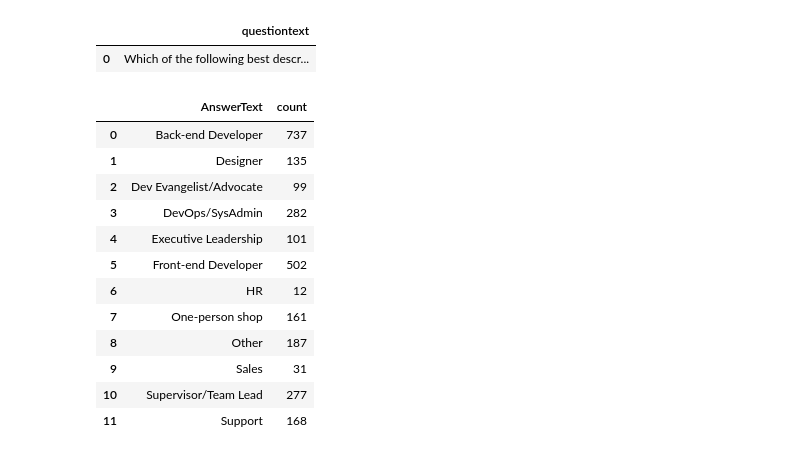
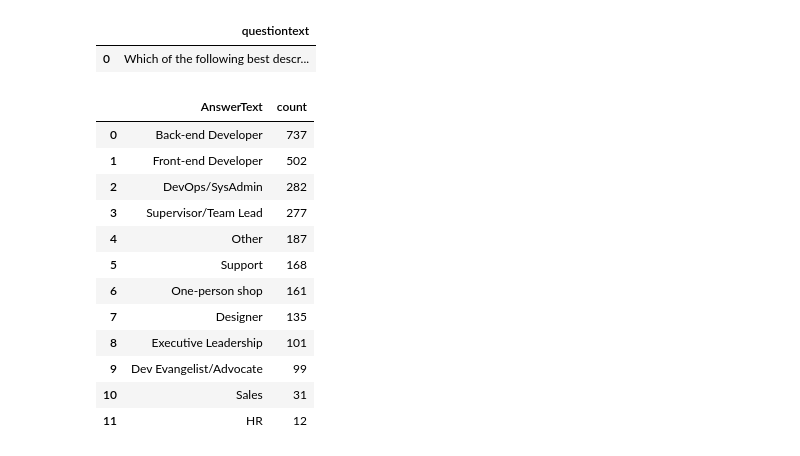
Before and after one commit to Djohnson1313/mental_health_sql, a Jupyter notebook: mental_health_analysis.ipynb, the cells around one changed output. Cells and saved outputs as stored; diff of their text form; code cells hidden in the pictures.

```diff
--- a/mental_health_analysis.ipynb
+++ b/mental_health_analysis.ipynb
@@ -331,6 +325,7 @@ select questiontext
 from question as q
 ''',conn)
 # %%
+pd.set_option('display.max_colwidth', None)
 for f in df_question.iterrows():
     print(f)
 # %% [output]
@@ -407,23 +402,24 @@ where questiontext = 'Which of the following best describes your work position?'
 # %%
 pd.read_sql('''
 select answertext, count(answertext) as count
 from answer as a
 left join question as q
 on a.questionid = q.questionid
 where questiontext = 'Which of the following best describes your work position?'
 group by answertext
+order by count desc
 ''',conn)
 # %% [output]
 |  | AnswerText | count |
 | 0 | Back-end Developer | 737 |
-| 1 | Designer | 135 |
-| 2 | Dev Evangelist/Advocate | 99 |
-| 3 | DevOps/SysAdmin | 282 |
-| 4 | Executive Leadership | 101 |
-| 5 | Front-end Developer | 502 |
-| 6 | HR | 12 |
-| 7 | One-person shop | 161 |
-| 8 | Other | 187 |
-| 9 | Sales | 31 |
-| 10 | Supervisor/Team Lead | 277 |
-| 11 | Support | 168 |
+| 1 | Front-end Developer | 502 |
+| 2 | DevOps/SysAdmin | 282 |
+| 3 | Supervisor/Team Lead | 277 |
+| 4 | Other | 187 |
+| 5 | Support | 168 |
+| 6 | One-person shop | 161 |
+| 7 | Designer | 135 |
+| 8 | Executive Leadership | 101 |
+| 9 | Dev Evangelist/Advocate | 99 |
+| 10 | Sales | 31 |
+| 11 | HR | 12 |
```
Also changed, not shown: parts of 19 cells of this notebook.
